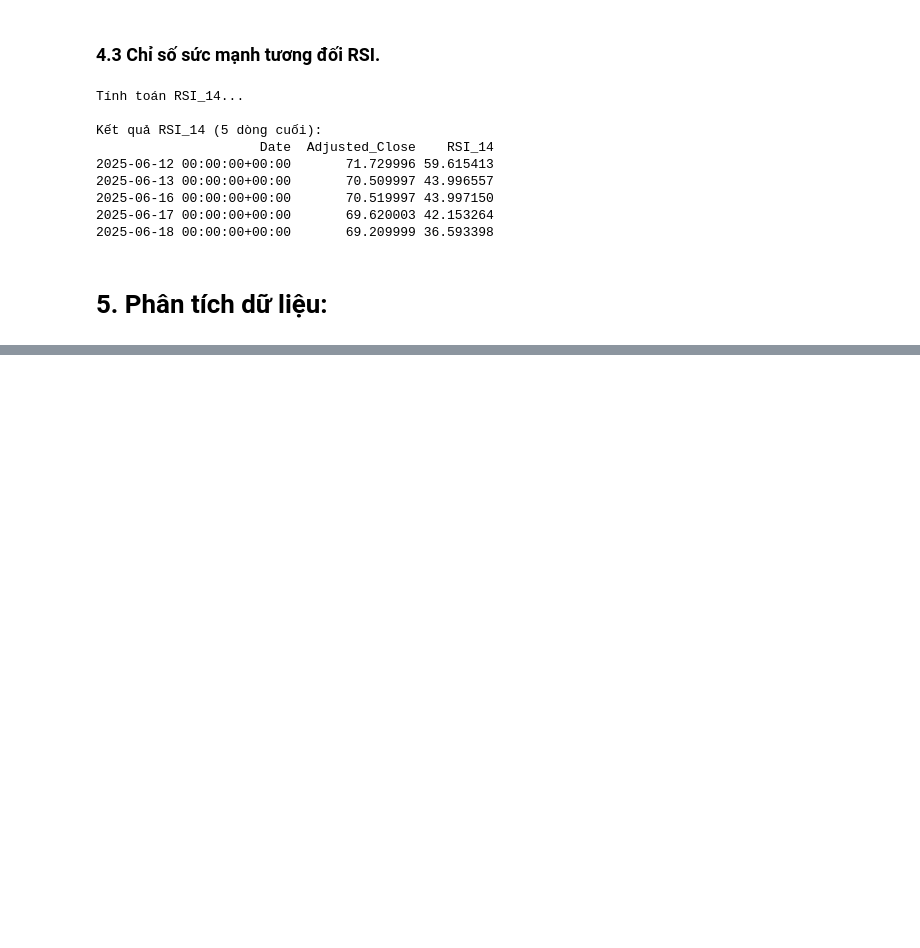
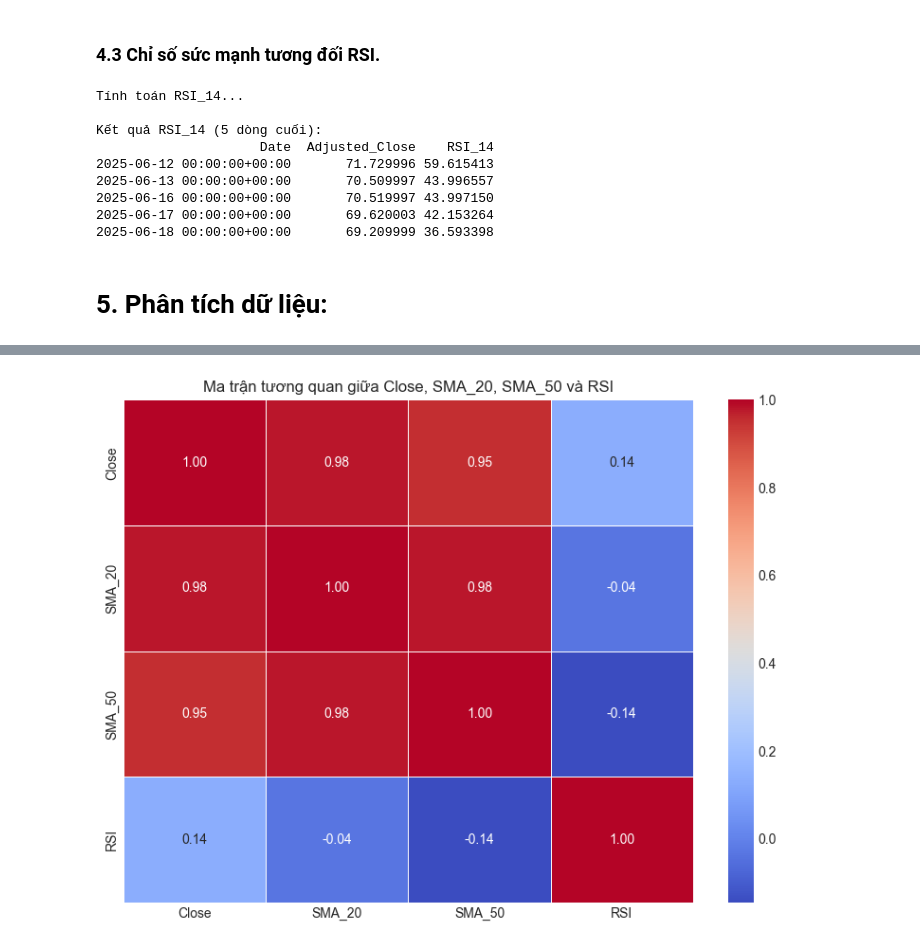
Before and after one commit to LeThiKhanhLinh06/ko-stock-analysis, a Jupyter notebook: final_exam.ipynb, the cells around one changed output, grey strips where cells are left out. Drawn from its saved outputs; the diff is of its cells as text; code cells hidden in the pictures; blank space fills up the shorter version.

```diff
--- a/final_exam.ipynb
+++ b/final_exam.ipynb
@@ -313,0 +456,18 @@ Kết quả RSI_14 (5 dòng cuối):
+# %%
+# Nếu Date đã là index, không cần set lại nữa
+if 'Date' in df.columns:
+    df['Date'] = pd.to_datetime(df['Date'])
+    df.set_index('Date', inplace=True)
+# Chuẩn bị dữ liệu phân tích tương quan
+corr_data = df[['Close', 'SMA_20', 'SMA_50', 'RSI']].dropna()
+
+# Tính và vẽ heatmap
+correlation_matrix = corr_data.corr()
+
+plt.figure(figsize=(8, 6))
+sns.heatmap(correlation_matrix, annot=True, cmap='coolwarm', fmt=".2f", linewidths=0.5)
+plt.title('Ma trận tương quan giữa Close, SMA_20, SMA_50 và RSI')
+plt.tight_layout()
+plt.show()
+# %% [output]
+[figure, added]
```
Also changed, not shown: parts of 13 cells of this notebook.
